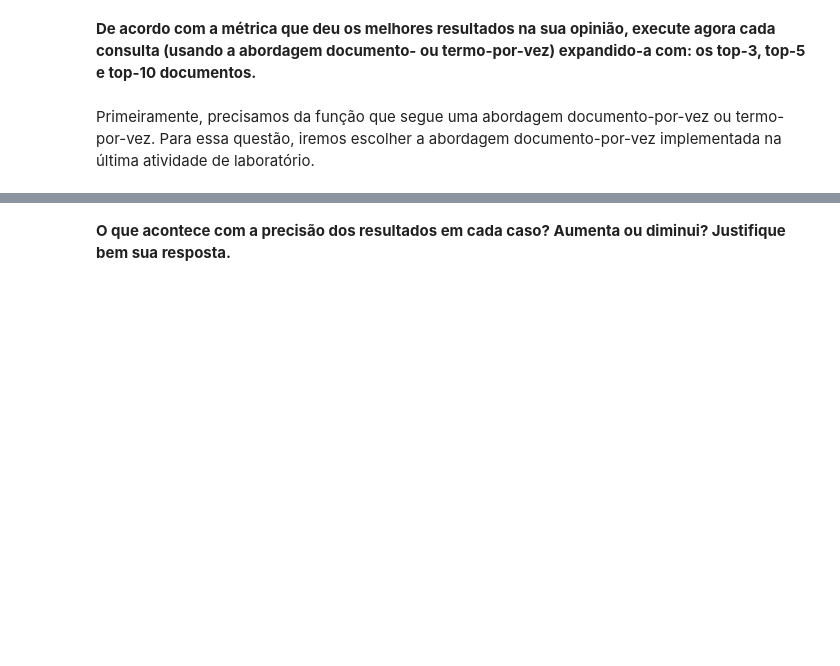
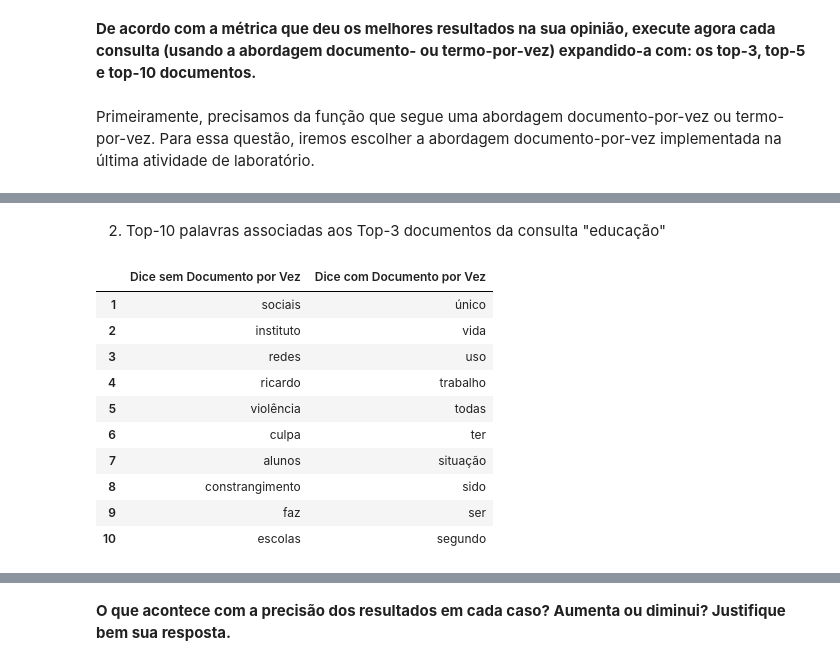
Before and after one commit to LDVictor/ri_lab_05, a Jupyter notebook: Lab_05_ri.ipynb, the cells around one changed output, grey strips where cells are left out. Drawn from its saved outputs; the diff is of its cells as text; code cells hidden in the pictures; blank space fills up the shorter version.

```diff
--- a/Lab_05_ri.ipynb
+++ b/Lab_05_ri.ipynb
@@ -177,7 +182,7 @@ tabela_consulta_1
 
 2.   Consulta "educação"
 # %%
-tabela_consulta_2 = criaTabela(consultas[1])
+tabela_consulta_2 = criaTabela(consultas[1], indices, n)
 tabela_consulta_2
 # %% [output]
 |  | MIM | EMIM | χ² | Dice |
@@ -301,0 +334,20 @@ for consulta in consultas:
+# %% [markdown]
+
+2.   Top-10 palavras associadas aos Top-3 documentos da consulta "educação"
+# %%
+tabela_dice_2 = pd.DataFrame()
+tabela_dice_2['Dice sem Documento por Vez'] = tabela_consulta_2['Dice']
+tabela_dice_2['Dice com Documento por Vez'] = tabela_top_2['Dice']
+tabela_dice_2
+# %% [output]
+|  | Dice sem Documento por Vez | Dice com Documento por Vez |
+| 1 | sociais | único |
+| 2 | instituto | vida |
+| 3 | redes | uso |
+| 4 | ricardo | trabalho |
+| 5 | violência | todas |
+| 6 | culpa | ter |
+| 7 | alunos | situação |
+| 8 | constrangimento | sido |
+| 9 | faz | ser |
+| 10 | escolas | segundo |
```
Also changed, not shown: parts of 51 cells of this notebook.
